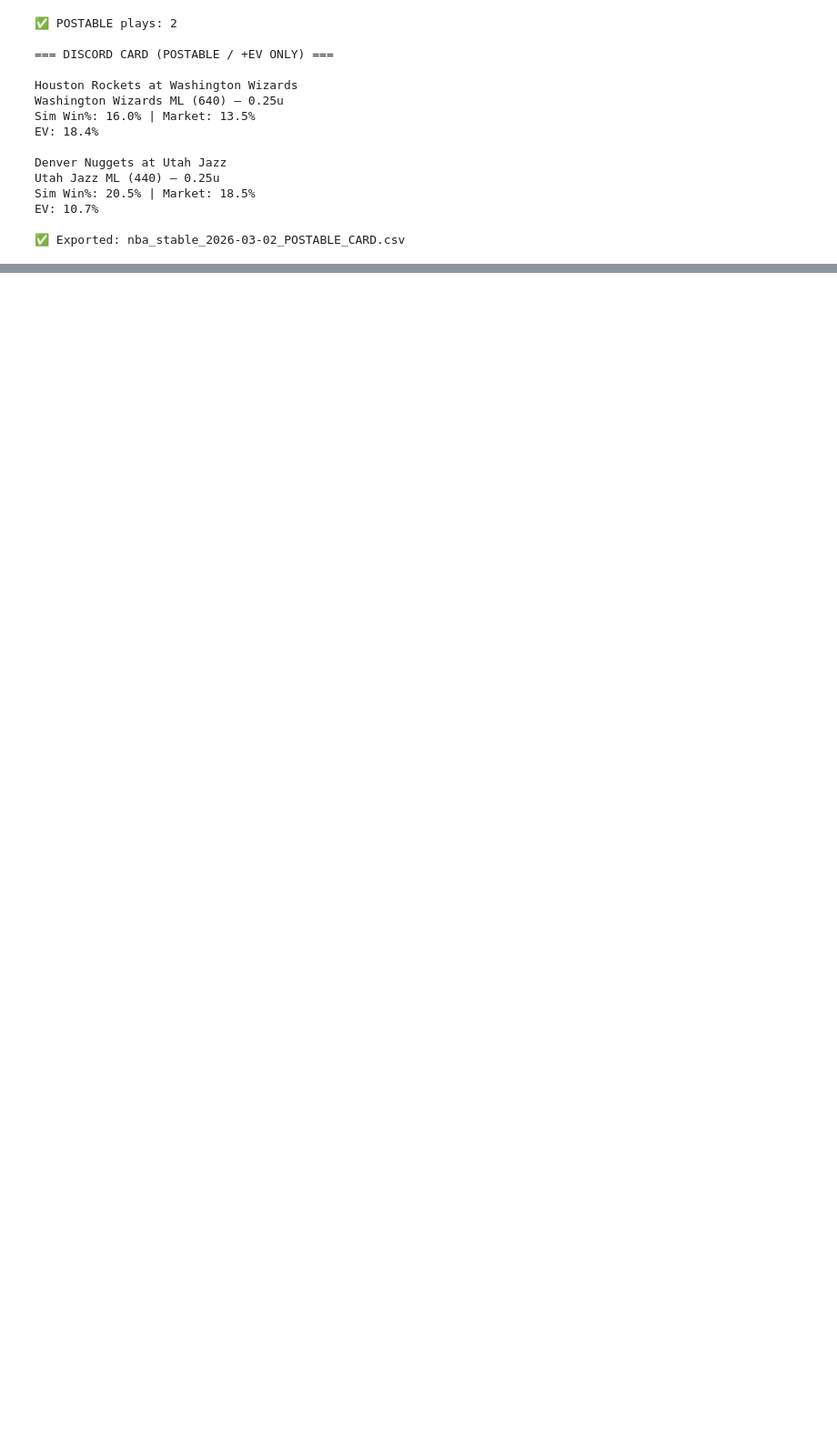
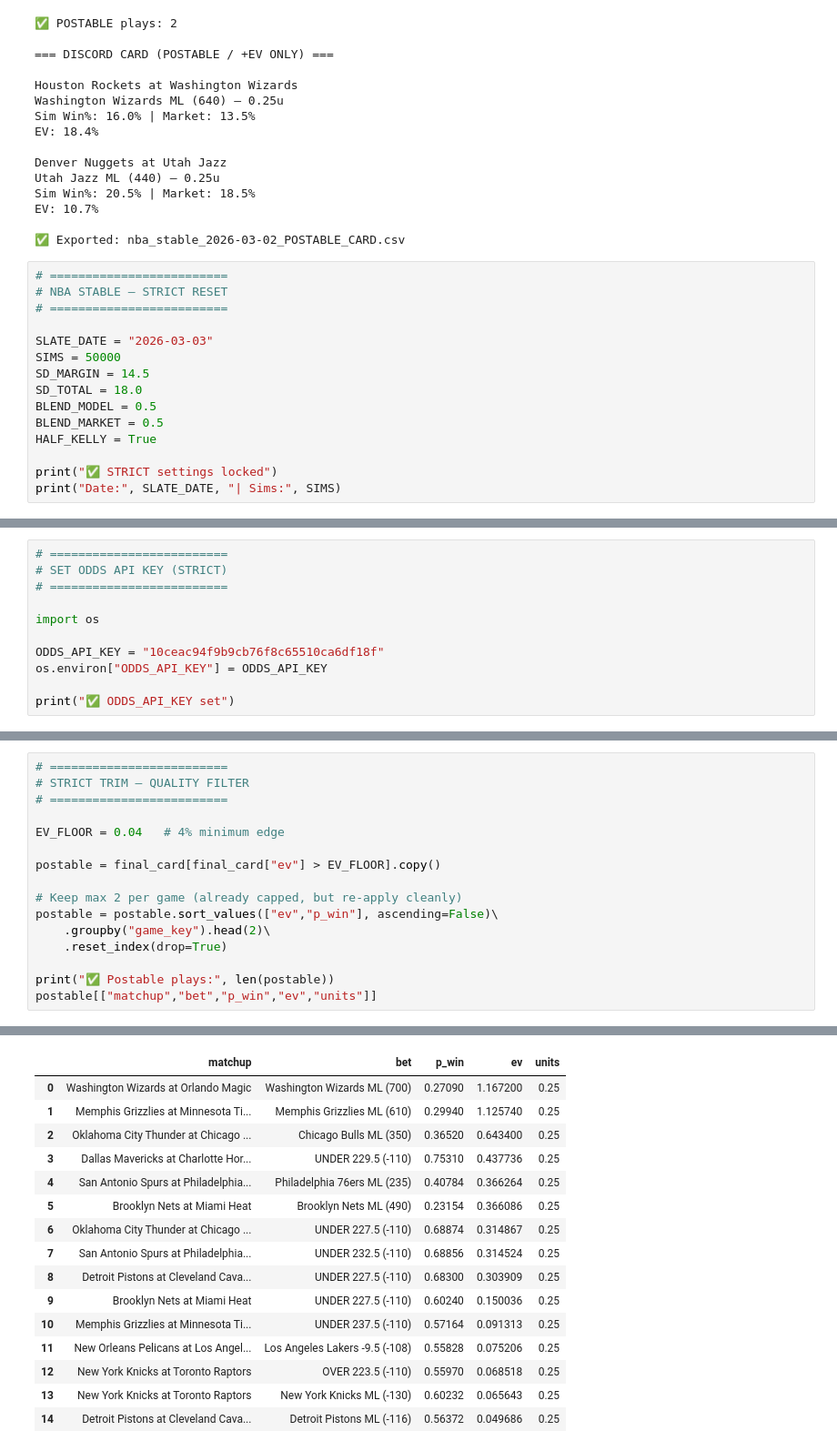
Before and after one commit to dchav12/New-stable-, a Jupyter notebook: NBA_STABLE.ipynb, the cells around one changed output, grey strips where cells are left out. Shown at 91% size. Drawn from its saved outputs; the diff is of its cells as text; blank space fills up the shorter version.

```diff
--- a/NBA_STABLE.ipynb
+++ b/NBA_STABLE.ipynb
@@ -3554,3 +3554,18 @@ Sim Win%: 20.5% | Market: 18.5%
 EV: 10.7%
 
 ✅ Exported: nba_stable_2026-03-02_POSTABLE_CARD.csv
+# %%
+# =========================
+# NBA STABLE — STRICT RESET
+# =========================
+
+SLATE_DATE = "2026-03-03"
+SIMS = 50000
+SD_MARGIN = 14.5
+SD_TOTAL = 18.0
+BLEND_MODEL = 0.5
+BLEND_MARKET = 0.5
+HALF_KELLY = True
+
+print("✅ STRICT settings locked")
+print("Date:", SLATE_DATE, "| Sims:", SIMS)
@@ -3556,0 +3575,11 @@ EV: 10.7%
+# %%
+# =========================
+# SET ODDS API KEY (STRICT)
+# =========================
+
+import os
+
+ODDS_API_KEY = "10ceac94f9b9cb76f8c65510ca6df18f"
+os.environ["ODDS_API_KEY"] = ODDS_API_KEY
+
+print("✅ ODDS_API_KEY set")
@@ -3556,0 +3997,17 @@ EV: 10.7%
+# %%
+# =========================
+# STRICT TRIM — QUALITY FILTER
+# =========================
+
+EV_FLOOR = 0.04   # 4% minimum edge
+
+postable = final_card[final_card["ev"] > EV_FLOOR].copy()
+
+# Keep max 2 per game (already capped, but re-apply cleanly)
+postable = postable.sort_values(["ev","p_win"], ascending=False)\
+    .groupby("game_key").head(2)\
+    .reset_index(drop=True)
+
+print("✅ Postable plays:", len(postable))
+postable[["matchup","bet","p_win","ev","units"]]
+# %% [output]
@@ -3556,0 +4015,16 @@ EV: 10.7%
+|  | matchup | bet | p_win | ev | units |
+| 0 | Washington Wizards at Orlando Magic | Washington Wizards ML (700) | 0.27090 | 1.167200 | 0.25 |
+| 1 | Memphis Grizzlies at Minnesota Ti... | Memphis Grizzlies ML (610) | 0.29940 | 1.125740 | 0.25 |
+| 2 | Oklahoma City Thunder at Chicago ... | Chicago Bulls ML (350) | 0.36520 | 0.643400 | 0.25 |
+| 3 | Dallas Mavericks at Charlotte Hor... | UNDER 229.5 (-110) | 0.75310 | 0.437736 | 0.25 |
+| 4 | San Antonio Spurs at Philadelphia... | Philadelphia 76ers ML (235) | 0.40784 | 0.366264 | 0.25 |
+| 5 | Brooklyn Nets at Miami Heat | Brooklyn Nets ML (490) | 0.23154 | 0.366086 | 0.25 |
+| 6 | Oklahoma City Thunder at Chicago ... | UNDER 227.5 (-110) | 0.68874 | 0.314867 | 0.25 |
+| 7 | San Antonio Spurs at Philadelphia... | UNDER 232.5 (-110) | 0.68856 | 0.314524 | 0.25 |
+| 8 | Detroit Pistons at Cleveland Cava... | UNDER 227.5 (-110) | 0.68300 | 0.303909 | 0.25 |
+| 9 | Brooklyn Nets at Miami Heat | UNDER 227.5 (-110) | 0.60240 | 0.150036 | 0.25 |
+| 10 | Memphis Grizzlies at Minnesota Ti... | UNDER 237.5 (-110) | 0.57164 | 0.091313 | 0.25 |
+| 11 | New Orleans Pelicans at Los Angel... | Los Angeles Lakers -9.5 (-108) | 0.55828 | 0.075206 | 0.25 |
+| 12 | New York Knicks at Toronto Raptors | OVER 223.5 (-110) | 0.55970 | 0.068518 | 0.25 |
+| 13 | New York Knicks at Toronto Raptors | New York Knicks ML (-130) | 0.60232 | 0.065643 | 0.25 |
+| 14 | Detroit Pistons at Cleveland Cava... | Detroit Pistons ML (-116) | 0.56372 | 0.049686 | 0.25 |
```
Also changed, not shown: parts of 41 cells of this notebook.
